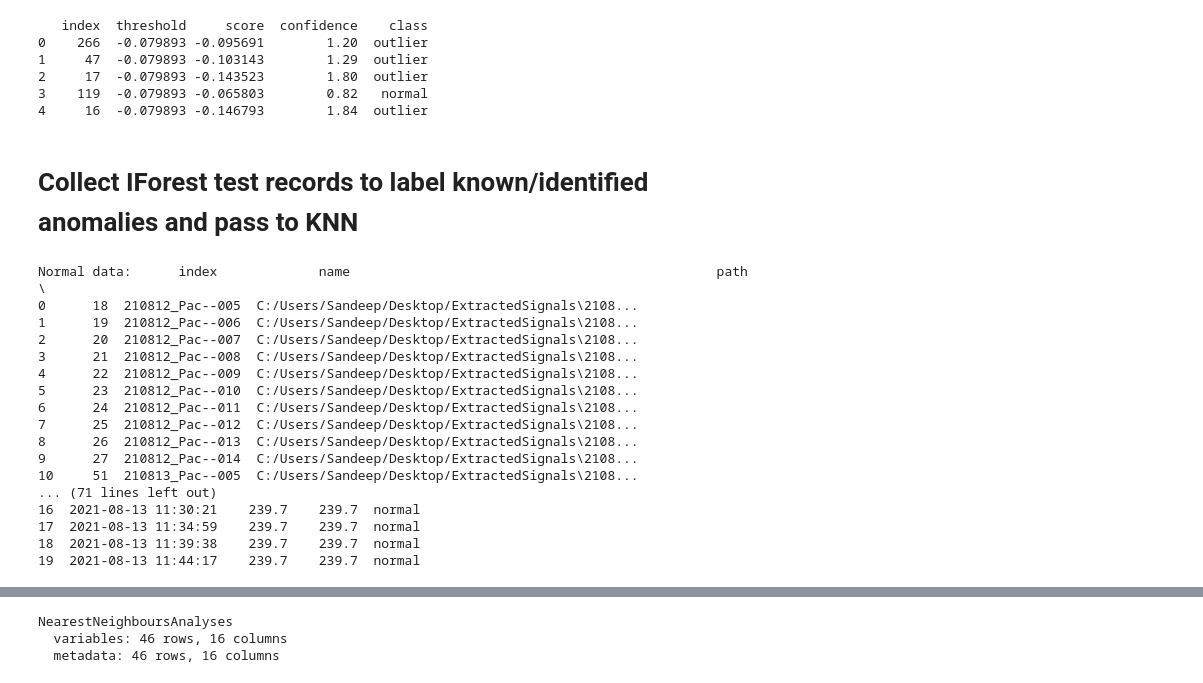
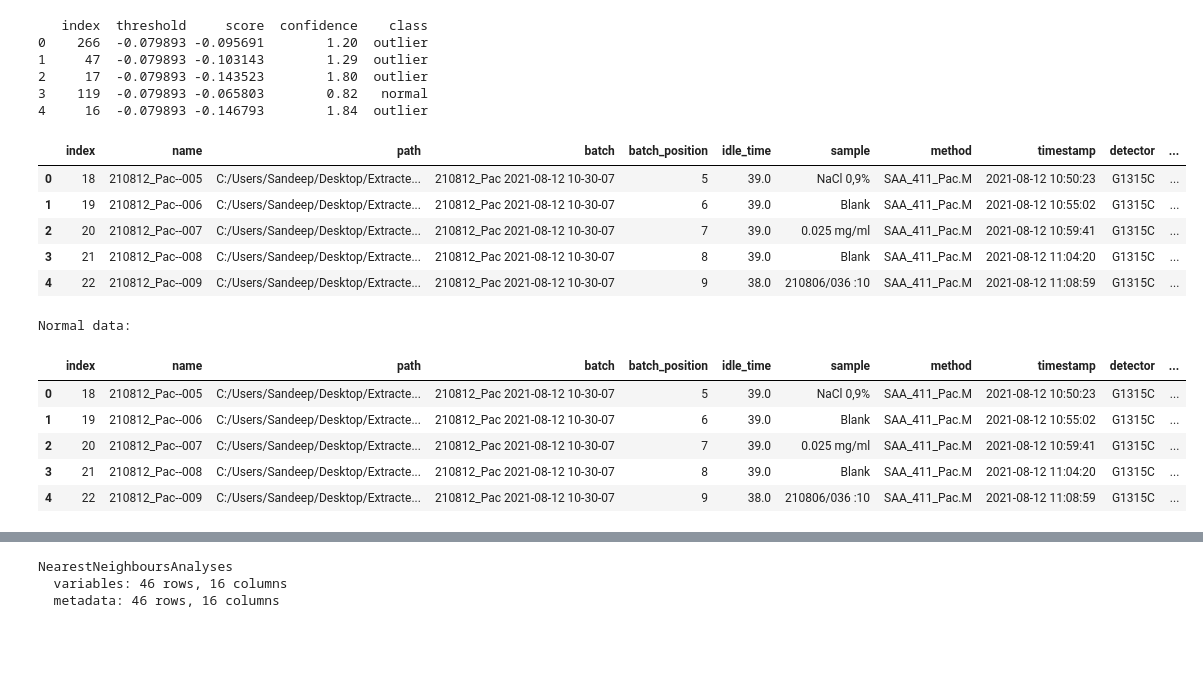
Before and after one commit to odea-project/StreamPort, a Jupyter notebook: dev_machine_learning.ipynb, the cells around one changed output, grey strips where cells are left out. Saved outputs shown, nothing was run; the diff lists cells and outputs as text; code cells hidden in the pictures; blank space fills up the shorter version.

```diff
--- a/dev_machine_learning.ipynb
+++ b/dev_machine_learning.ipynb
@@ -94,36 +94,34 @@ ana.plot_scores()
 fig_test2_features = ana.plot_data()
 fig_test2_features.write_image("dev/figures/fig_test2_features.png", width=1100, height= 350, scale = 3)
 fig_test2_features.show()
-# %% [markdown]
-# Collect IForest test records to label known/identified anomalies and pass to KNN
+# %%
+# join old train and test data with labels to be passed into knn
+old_train_data = train_data
+old_train_metadata = train_metadata
+old_train_metadata.head()
+# %% [output]
+|  | index | name | path | batch | batch_position | idle_time | sample | method | timestamp | detector | ... |
+| 0 | 18 | 210812_Pac--005 | C:/Users/Sandeep/Desktop/Extracte... | 210812_Pac 2021-08-12 10-30-07 | 5 | 39.0 | NaCl 0,9% | SAA_411_Pac.M | 2021-08-12 10:50:23 | G1315C | ... |
+| 1 | 19 | 210812_Pac--006 | C:/Users/Sandeep/Desktop/Extracte... | 210812_Pac 2021-08-12 10-30-07 | 6 | 39.0 | Blank | SAA_411_Pac.M | 2021-08-12 10:55:02 | G1315C | ... |
+| 2 | 20 | 210812_Pac--007 | C:/Users/Sandeep/Desktop/Extracte... | 210812_Pac 2021-08-12 10-30-07 | 7 | 39.0 | 0.025 mg/ml | SAA_411_Pac.M | 2021-08-12 10:59:41 | G1315C | ... |
+| 3 | 21 | 210812_Pac--008 | C:/Users/Sandeep/Desktop/Extracte... | 210812_Pac 2021-08-12 10-30-07 | 8 | 39.0 | Blank | SAA_411_Pac.M | 2021-08-12 11:04:20 | G1315C | ... |
+| 4 | 22 | 210812_Pac--009 | C:/Users/Sandeep/Desktop/Extracte... | 210812_Pac 2021-08-12 10-30-07 | 9 | 38.0 | 210806/036 :10 | SAA_411_Pac.M | 2021-08-12 11:08:59 | G1315C | ... |
 # %%
-# join old train and test data with labels to be passed into knn
-old_train_data = pd.read_csv("dev/train_features.csv")
-old_train_metadata = pd.read_csv("dev/train_metadata.csv")
 
 old_train_metadata["label"] = "normal"
 metadata_columns = old_train_metadata.columns
 
 old_train_data = pd.concat([old_train_metadata, old_train_data], axis = 1)
-print("Normal data: ", old_train_data[metadata_columns]) #to be labelled "normal" as part of next stage
+print("Normal data: ")
+old_train_data[metadata_columns].head()
 # %% [output]
-Normal data:      index             name                                               path  \
-0      18  210812_Pac--005  C:/Users/Sandeep/Desktop/ExtractedSignals\2108...
-1      19  210812_Pac--006  C:/Users/Sandeep/Desktop/ExtractedSignals\2108...
-2      20  210812_Pac--007  C:/Users/Sandeep/Desktop/ExtractedSignals\2108...
-3      21  210812_Pac--008  C:/Users/Sandeep/Desktop/ExtractedSignals\2108...
-4      22  210812_Pac--009  C:/Users/Sandeep/Desktop/ExtractedSignals\2108...
-5      23  210812_Pac--010  C:/Users/Sandeep/Desktop/ExtractedSignals\2108...
-6      24  210812_Pac--011  C:/Users/Sandeep/Desktop/ExtractedSignals\2108...
-7      25  210812_Pac--012  C:/Users/Sandeep/Desktop/ExtractedSignals\2108...
-8      26  210812_Pac--013  C:/Users/Sandeep/Desktop/ExtractedSignals\2108...
-9      27  210812_Pac--014  C:/Users/Sandeep/Desktop/ExtractedSignals\2108...
-10     51  210813_Pac--005  C:/Users/Sandeep/Desktop/ExtractedSignals\2108...
-... (71 lines left out)
-16  2021-08-13 11:30:21    239.7    239.7  normal
-17  2021-08-13 11:34:59    239.7    239.7  normal
-18  2021-08-13 11:39:38    239.7    239.7  normal
-19  2021-08-13 11:44:17    239.7    239.7  normal
+Normal data:
+|  | index | name | path | batch | batch_position | idle_time | sample | method | timestamp | detector | ... |
+| 0 | 18 | 210812_Pac--005 | C:/Users/Sandeep/Desktop/Extracte... | 210812_Pac 2021-08-12 10-30-07 | 5 | 39.0 | NaCl 0,9% | SAA_411_Pac.M | 2021-08-12 10:50:23 | G1315C | ... |
+| 1 | 19 | 210812_Pac--006 | C:/Users/Sandeep/Desktop/Extracte... | 210812_Pac 2021-08-12 10-30-07 | 6 | 39.0 | Blank | SAA_411_Pac.M | 2021-08-12 10:55:02 | G1315C | ... |
+| 2 | 20 | 210812_Pac--007 | C:/Users/Sandeep/Desktop/Extracte... | 210812_Pac 2021-08-12 10-30-07 | 7 | 39.0 | 0.025 mg/ml | SAA_411_Pac.M | 2021-08-12 10:59:41 | G1315C | ... |
+| 3 | 21 | 210812_Pac--008 | C:/Users/Sandeep/Desktop/Extracte... | 210812_Pac 2021-08-12 10-30-07 | 8 | 39.0 | Blank | SAA_411_Pac.M | 2021-08-12 11:04:20 | G1315C | ... |
+| 4 | 22 | 210812_Pac--009 | C:/Users/Sandeep/Desktop/Extracte... | 210812_Pac 2021-08-12 10-30-07 | 9 | 38.0 | 210806/036 :10 | SAA_411_Pac.M | 2021-08-12 11:08:59 | G1315C | ... |
 # %%
 import os
 
```
Also changed, not shown: parts of 9 cells of this notebook, 3 other files.
